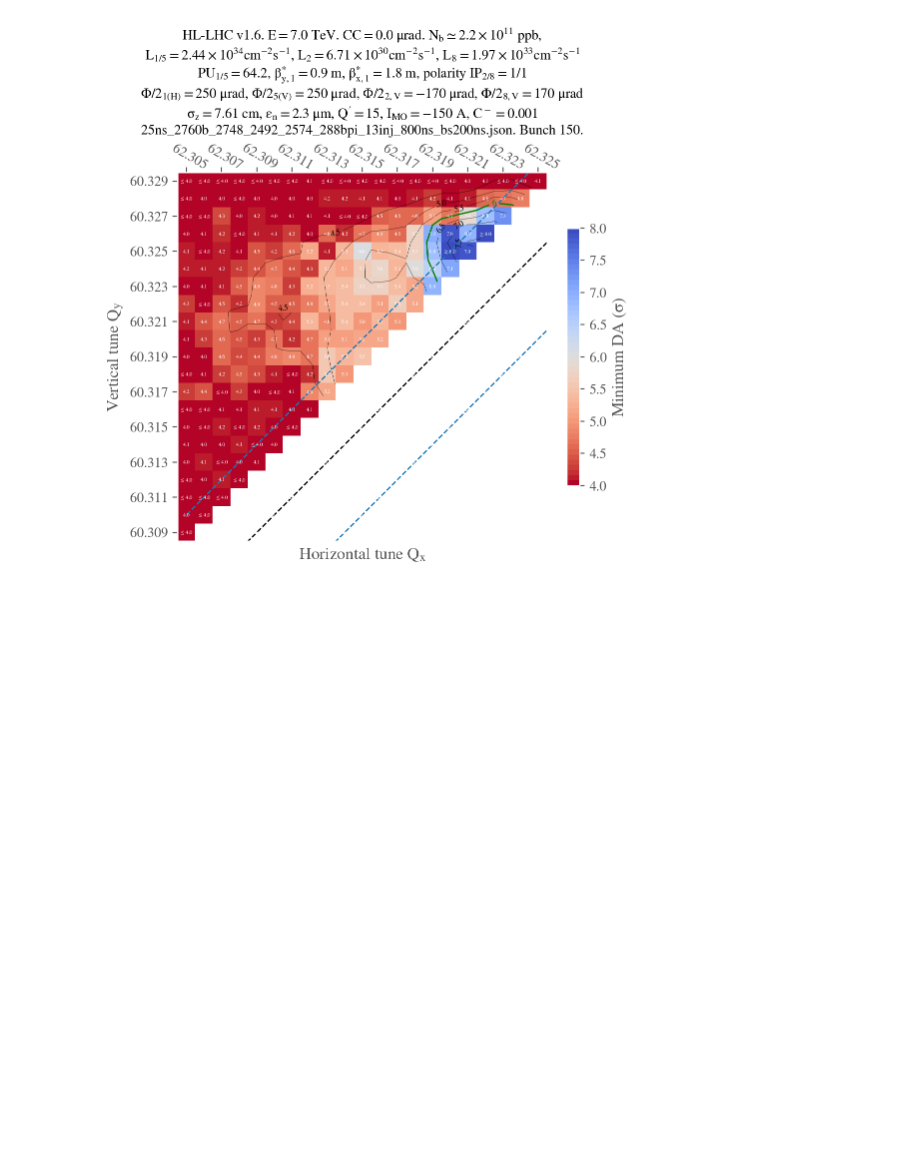
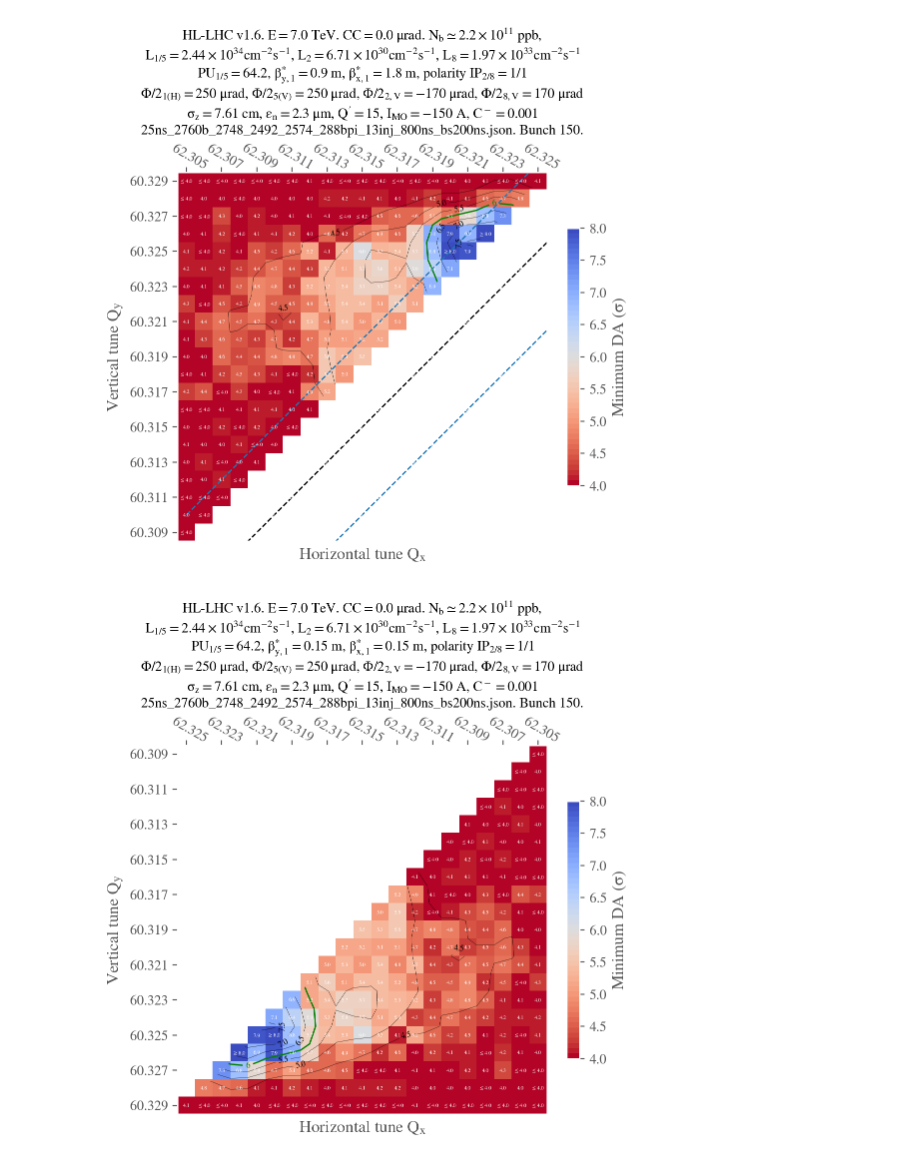
Before and after one commit to ColasDroin/DA_IPAC_2024, a Jupyter notebook: studies/analysis/analysis_tune_scan_end_of_collapse_flat.ipynb, the cells around one changed output. Drawn from its saved outputs; the diff is of its cells as text; code cells hidden in the pictures; blank space fills up the shorter version.

Commit message:
Added reversed plot

```diff
--- a/studies/analysis/analysis_tune_scan_end_of_collapse_flat.ipynb
+++ b/studies/analysis/analysis_tune_scan_end_of_collapse_flat.ipynb
@@ -105,3 +105,33 @@ analysis_functions.plot_heatmap(
 # ! Verified
 # %% [output]
 [figure]
+# %%
+# Reverse order both indices and columns
+df_to_plot = df_to_plot.iloc[::-1]
+df_to_plot = df_to_plot[df_to_plot.columns[::-1]]
+# %%
+# Load configuration files
+conf_mad = analysis_functions.load_config(CONF_MAD_PATH)['config_mad']
+conf_collider = analysis_functions.load_config(CONF_COLLIDER_PATH)["config_collider"]
+analysis_functions.plot_heatmap(
+    df_to_plot,
+    f'{STUDY_NAME}_{COLLIDER}_reversed',
+    link=None,
+    plot_contours=True,
+    conf_mad=conf_mad,
+    conf_collider=conf_collider,
+    type_crossing="flathv",
+    betx=0.15,
+    bety=0.15,
+    Nb=True,
+    green_contour=6.,
+    extended_diagonal=False,
+    mask_lower_triangle = False,
+    mask_upper_triangle = True,
+    plot_diagonal_lines = False,
+    vmin=4.,
+    vmax=8.0,
+    CC = True,
+)
+# %% [output]
+[figure, added]
```
Also changed, not shown: 2 other files.
